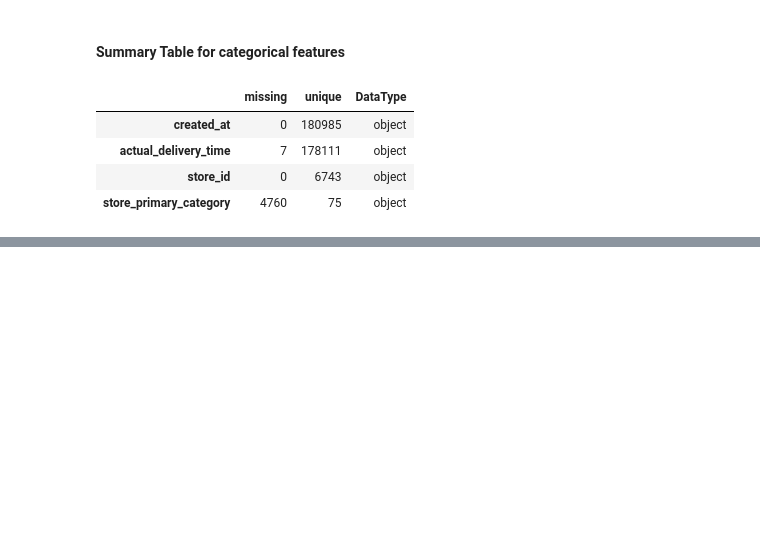
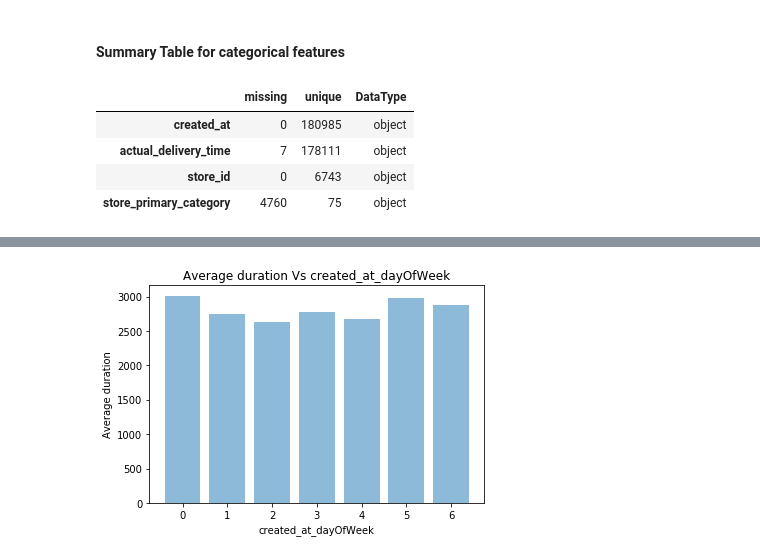
Before and after one commit to nengneng/DeliverTimePrediction, a Jupyter notebook: wei_EDA_v1.ipynb, the cells around one changed output, grey strips where cells are left out. Drawn from its saved outputs; the diff is of its cells as text; code cells hidden in the pictures; blank space fills up the shorter version.

```diff
--- a/wei_EDA_v1.ipynb
+++ b/wei_EDA_v1.ipynb
@@ -106,0 +225,4 @@ create_summary_table(Train)[1]
+# %%
+create_plot(duration_by_dayOfWeek, 'created_at_dayOfWeek', 'duration')
+# %% [output]
+[figure, added]
```
Also changed, not shown: parts of 19 cells of this notebook, 1 other file.
